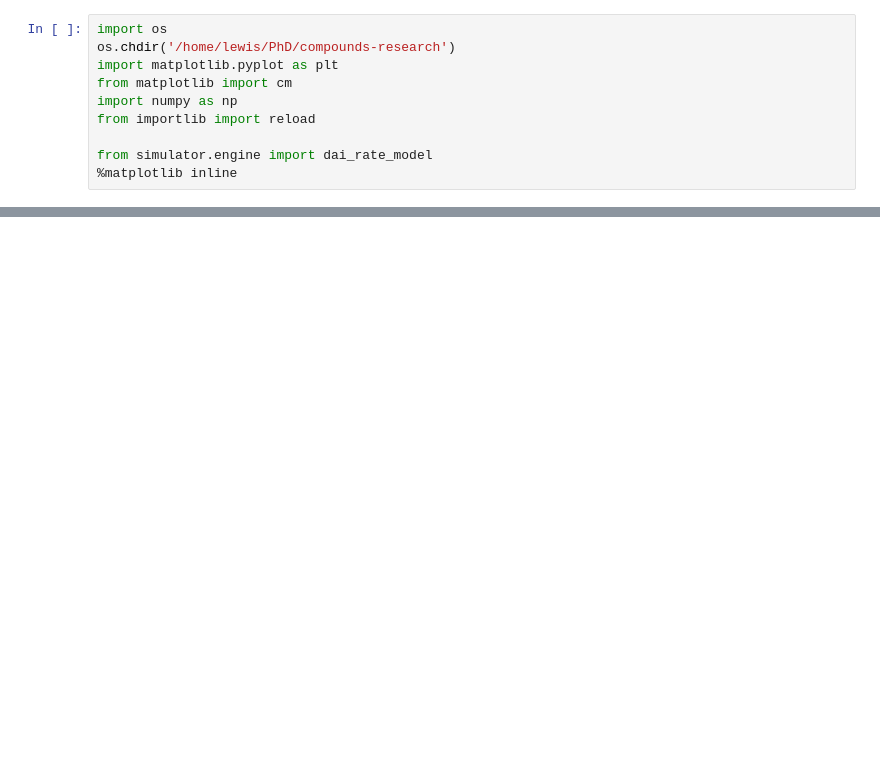
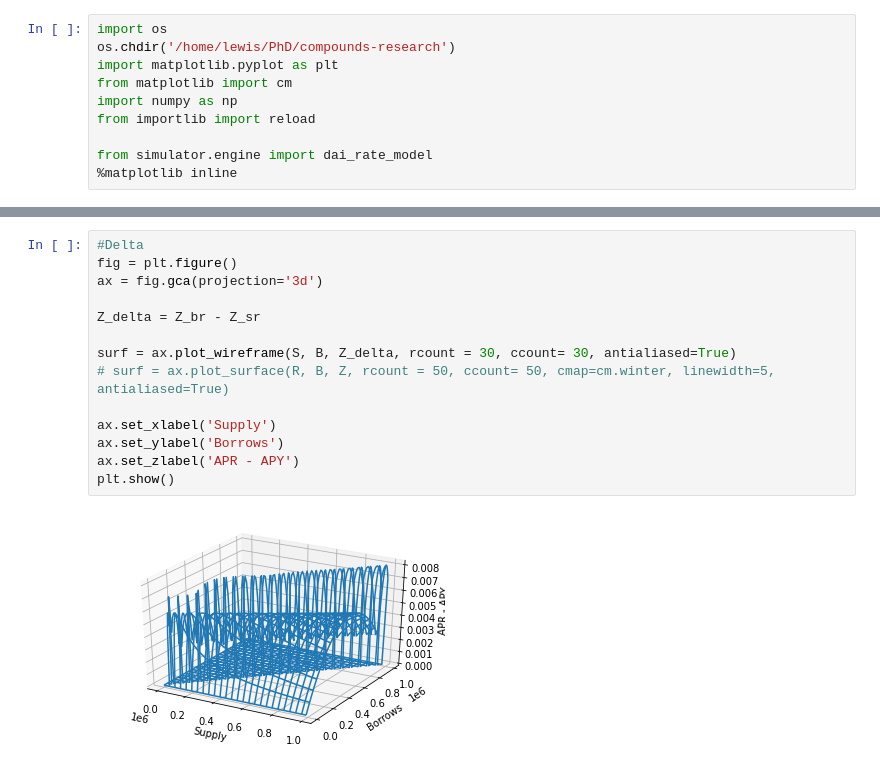
Before and after one commit to danhper/defi-plf-analysis, a Jupyter notebook: notebooks/compound/DAI_function.ipynb, the cells around one changed output, grey strips where cells are left out. Cells and saved outputs as stored; diff of their text form; blank space fills up the shorter version.

```diff
--- a/notebooks/compound/DAI_function.ipynb
+++ b/notebooks/compound/DAI_function.ipynb
@@ -104,0 +179,16 @@ plt.show()
+# %%
+#Delta
+fig = plt.figure()
+ax = fig.gca(projection='3d')
+
+Z_delta = Z_br - Z_sr
+
+surf = ax.plot_wireframe(S, B, Z_delta, rcount = 30, ccount= 30, antialiased=True)
+# surf = ax.plot_surface(R, B, Z, rcount = 50, ccount= 50, cmap=cm.winter, linewidth=5, antialiased=True)
+
+ax.set_xlabel('Supply')
+ax.set_ylabel('Borrows')
+ax.set_zlabel('APR - APY')
+plt.show()
+# %% [output]
+[figure, added]
```
Also changed, not shown: parts of 5 cells of this notebook.
